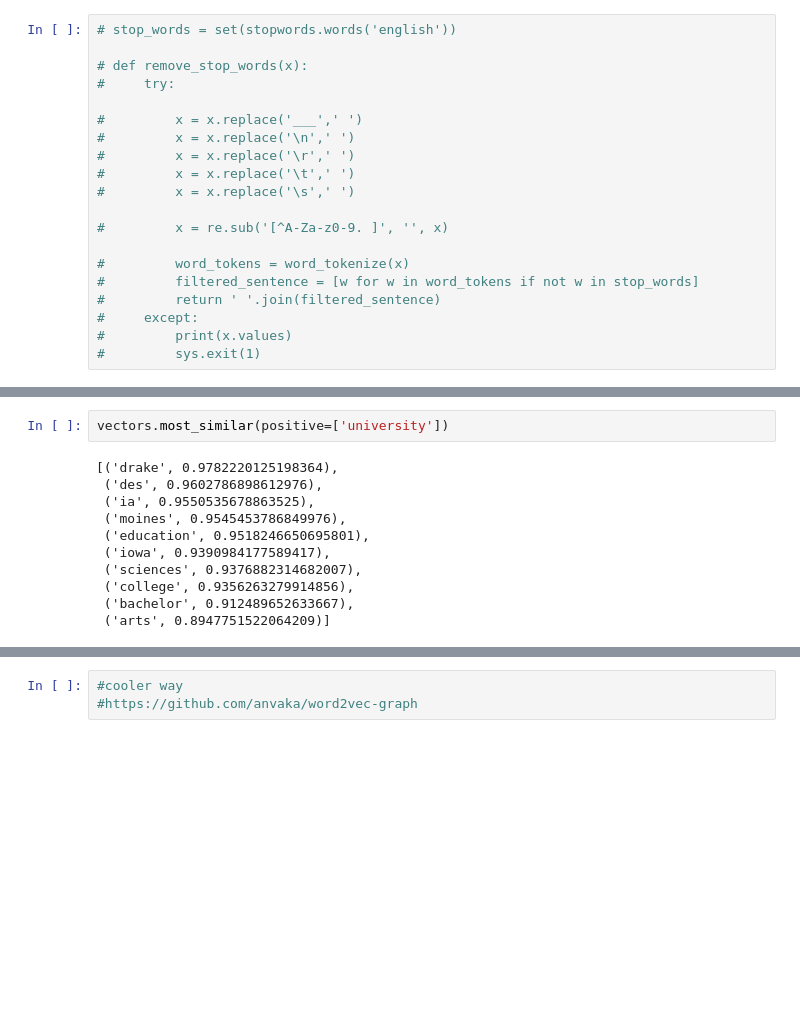
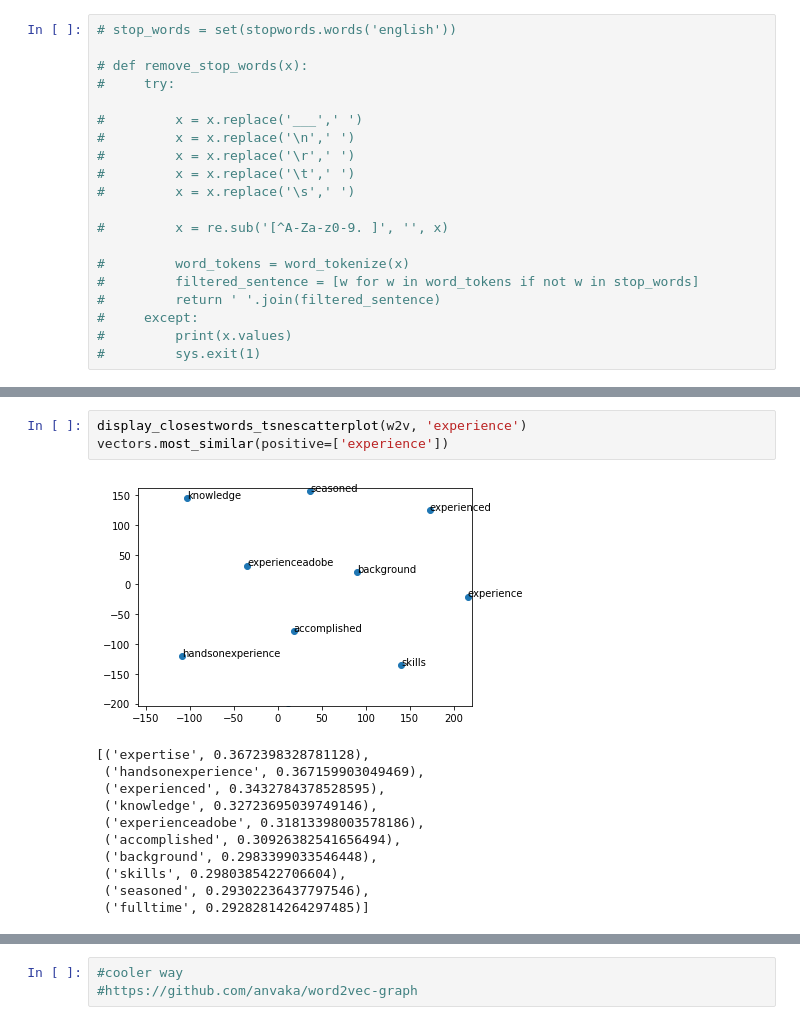
Before and after one commit to eitrheim/Resume-Parser, a Jupyter notebook: TrynaUnderstandDaCode.ipynb, the cells around one changed output, grey strips where cells are left out. Saved outputs shown, nothing was run; the diff lists cells and outputs as text; blank space fills up the shorter version.

```diff
--- a/TrynaUnderstandDaCode.ipynb
+++ b/TrynaUnderstandDaCode.ipynb
@@ -304,16 +307,18 @@ vectors=w2v.wv
-# %%
-vectors.most_similar(positive=['university'])
-# %% [output]
-[('drake', 0.9782220125198364),
- ('des', 0.9602786898612976),
- ('ia', 0.9550535678863525),
- ('moines', 0.9545453786849976),
- ('education', 0.9518246650695801),
- ('iowa', 0.9390984177589417),
- ('sciences', 0.9376882314682007),
- ('college', 0.9356263279914856),
- ('bachelor', 0.912489652633667),
- ('arts', 0.8947751522064209)]
+# %%
+display_closestwords_tsnescatterplot(w2v, 'experience')
+vectors.most_similar(positive=['experience'])
+# %% [output]
+[figure, added]
+[('expertise', 0.3672398328781128),
+ ('handsonexperience', 0.367159903049469),
+ ('experienced', 0.3432784378528595),
+ ('knowledge', 0.32723695039749146),
+ ('experienceadobe', 0.31813398003578186),
+ ('accomplished', 0.30926382541656494),
+ ('background', 0.2983399033546448),
+ ('skills', 0.2980385422706604),
+ ('seasoned', 0.29302236437797546),
+ ('fulltime', 0.29282814264297485)]
 # %%
 from sklearn.manifold import TSNE
 import numpy as np
```
Also changed, not shown: parts of 8 cells of this notebook, 6 other files.
